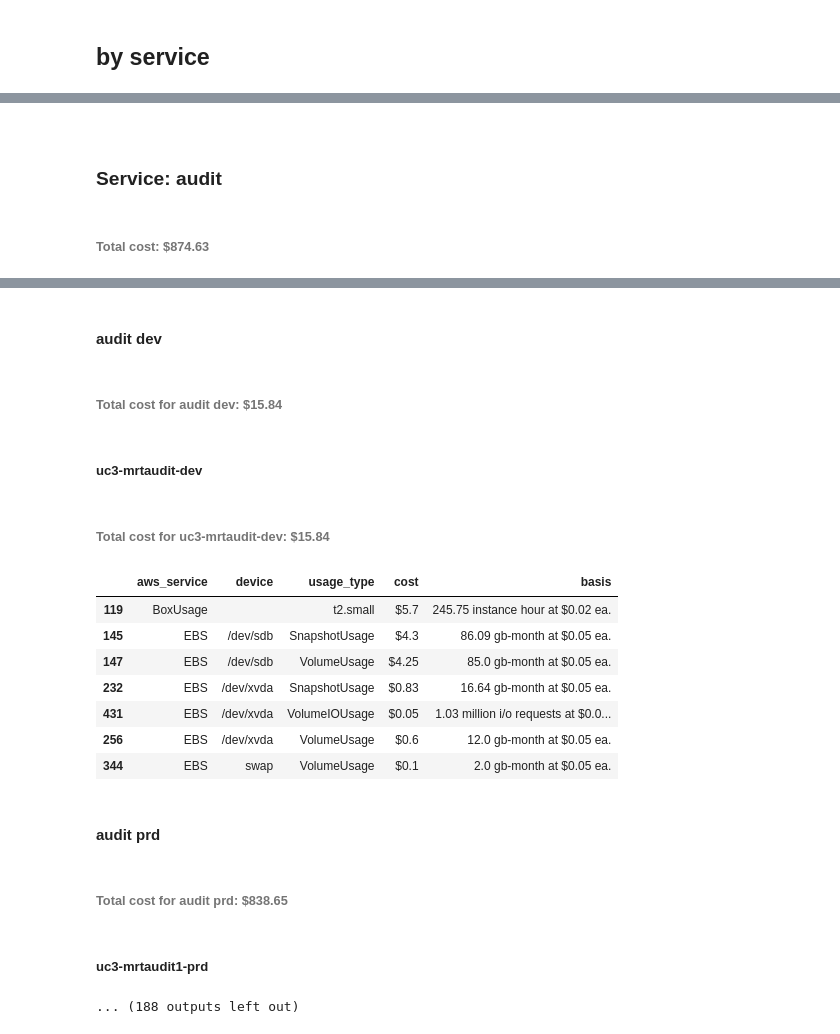
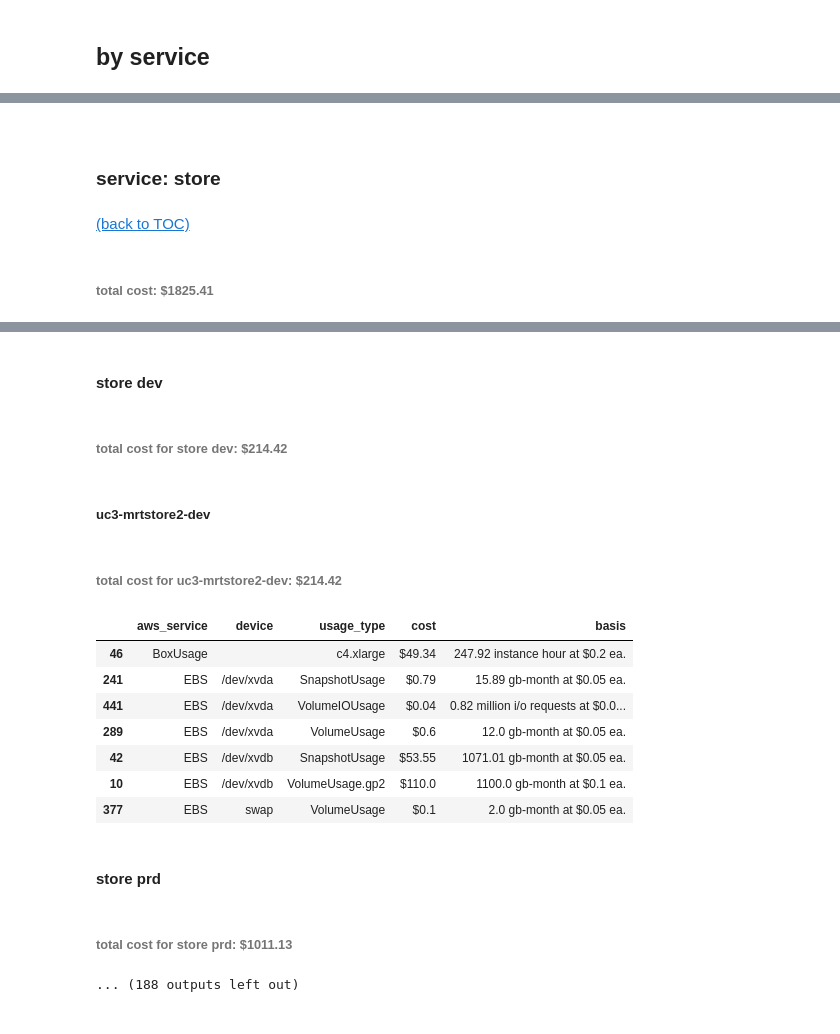
Before and after one commit to CDLUC3/merritt-aws, a Jupyter notebook: Costs.ipynb, the cells around one changed output, grey strips where cells are left out. Cells and saved outputs as stored; diff of their text form; code cells hidden in the pictures.

Commit message:
Display services in descending order by cost

```diff
--- a/Costs.ipynb
+++ b/Costs.ipynb
@@ -46,25 +52,25 @@ display_md("\n".join([('- [%s](#%s)' % (s, s)) for s in services]))
 # %%
-for service in services:
+for service in services_by_cost():
     display_md('<a name="%s"></a>' % service)
     display_summary(service)
 # %% [output]
-<a name="audit"></a>
+<a name="store"></a>
-### Service: audit
+### service: store
-###### Total cost: $874.63
+[(back to TOC)](#service-toc)
+###### total cost: $1825.41
 [drawing not drawn]
-#### audit dev
-###### Total cost for audit dev: $15.84
+#### store dev
-##### uc3-mrtaudit-dev
+###### total cost for store dev: $214.42
-###### Total cost for uc3-mrtaudit-dev: $15.84
+##### uc3-mrtstore2-dev
+###### total cost for uc3-mrtstore2-dev: $214.42
 |  | aws_service | device | usage_type | cost | basis |
-| 119 | BoxUsage |  | t2.small | $5.7 | 245.75 instance hour at $0.02 ea. |
-| 145 | EBS | /dev/sdb | SnapshotUsage | $4.3 | 86.09 gb-month at $0.05 ea. |
-| 147 | EBS | /dev/sdb | VolumeUsage | $4.25 | 85.0 gb-month at $0.05 ea. |
-| 232 | EBS | /dev/xvda | SnapshotUsage | $0.83 | 16.64 gb-month at $0.05 ea. |
-| 431 | EBS | /dev/xvda | VolumeIOUsage | $0.05 | 1.03 million i/o requests at $0.0... |
-| 256 | EBS | /dev/xvda | VolumeUsage | $0.6 | 12.0 gb-month at $0.05 ea. |
-| 344 | EBS | swap | VolumeUsage | $0.1 | 2.0 gb-month at $0.05 ea. |
+| 46 | BoxUsage |  | c4.xlarge | $49.34 | 247.92 instance hour at $0.2 ea. |
+| 241 | EBS | /dev/xvda | SnapshotUsage | $0.79 | 15.89 gb-month at $0.05 ea. |
+| 441 | EBS | /dev/xvda | VolumeIOUsage | $0.04 | 0.82 million i/o requests at $0.0... |
+| 289 | EBS | /dev/xvda | VolumeUsage | $0.6 | 12.0 gb-month at $0.05 ea. |
+| 42 | EBS | /dev/xvdb | SnapshotUsage | $53.55 | 1071.01 gb-month at $0.05 ea. |
+| 10 | EBS | /dev/xvdb | VolumeUsage.gp2 | $110.0 | 1100.0 gb-month at $0.1 ea. |
+| 377 | EBS | swap | VolumeUsage | $0.1 | 2.0 gb-month at $0.05 ea. |
-#### audit prd
-###### Total cost for audit prd: $838.65
+#### store prd
-##### uc3-mrtaudit1-prd
+###### total cost for store prd: $1011.13
 ... (188 outputs left out)
```
Also changed, not shown: parts of 8 cells of this notebook, 2 other files.
